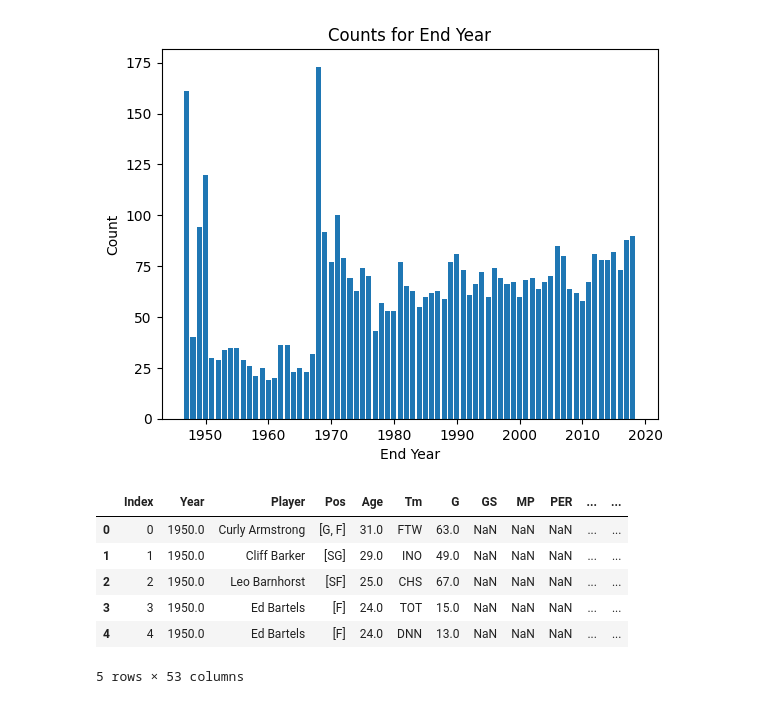
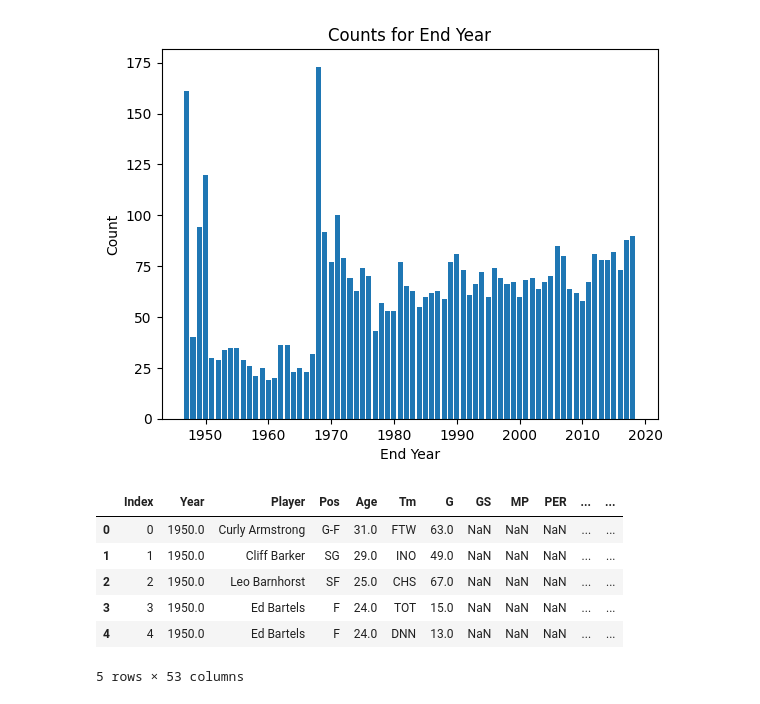
Before and after one commit to shinwookim/NBAPositionify, a Jupyter notebook: main.ipynb, the cells around one changed output. Saved outputs shown, nothing was run; the diff lists cells and outputs as text; code cells hidden in the pictures.

```diff
--- a/main.ipynb
+++ b/main.ipynb
@@ -56,17 +58,17 @@ plt.show()
 # %%
 stats = pd.read_csv("Seasons_Stats.csv")
 stats = stats.rename(columns={"Unnamed: 0" : "Index"})
-for index, row in stats.iterrows():
-    if pd.isna(row["Pos"]):
-        stats.at[index, "Pos"] = []
-    else:
-        stats.at[index, "Pos"] = row["Pos"].split("-")
+# for index, row in stats.iterrows():
+#     if pd.isna(row["Pos"]):
+#         stats.at[index, "Pos"] = []
+#     else:
+#         stats.at[index, "Pos"] = row["Pos"].split("-")
 stats.head()
 # %% [output]
 |  | Index | Year | Player | Pos | Age | Tm | G | GS | MP | PER | ... | ... |
-| 0 | 0 | 1950.0 | Curly Armstrong | [G, F] | 31.0 | FTW | 63.0 | NaN | NaN | NaN | ... | ... |
-| 1 | 1 | 1950.0 | Cliff Barker | [SG] | 29.0 | INO | 49.0 | NaN | NaN | NaN | ... | ... |
-| 2 | 2 | 1950.0 | Leo Barnhorst | [SF] | 25.0 | CHS | 67.0 | NaN | NaN | NaN | ... | ... |
-| 3 | 3 | 1950.0 | Ed Bartels | [F] | 24.0 | TOT | 15.0 | NaN | NaN | NaN | ... | ... |
-| 4 | 4 | 1950.0 | Ed Bartels | [F] | 24.0 | DNN | 13.0 | NaN | NaN | NaN | ... | ... |
+| 0 | 0 | 1950.0 | Curly Armstrong | G-F | 31.0 | FTW | 63.0 | NaN | NaN | NaN | ... | ... |
+| 1 | 1 | 1950.0 | Cliff Barker | SG | 29.0 | INO | 49.0 | NaN | NaN | NaN | ... | ... |
+| 2 | 2 | 1950.0 | Leo Barnhorst | SF | 25.0 | CHS | 67.0 | NaN | NaN | NaN | ... | ... |
+| 3 | 3 | 1950.0 | Ed Bartels | F | 24.0 | TOT | 15.0 | NaN | NaN | NaN | ... | ... |
+| 4 | 4 | 1950.0 | Ed Bartels | F | 24.0 | DNN | 13.0 | NaN | NaN | NaN | ... | ... |
 5 rows × 53 columns
```
Also changed, not shown: parts of 7 cells of this notebook.
